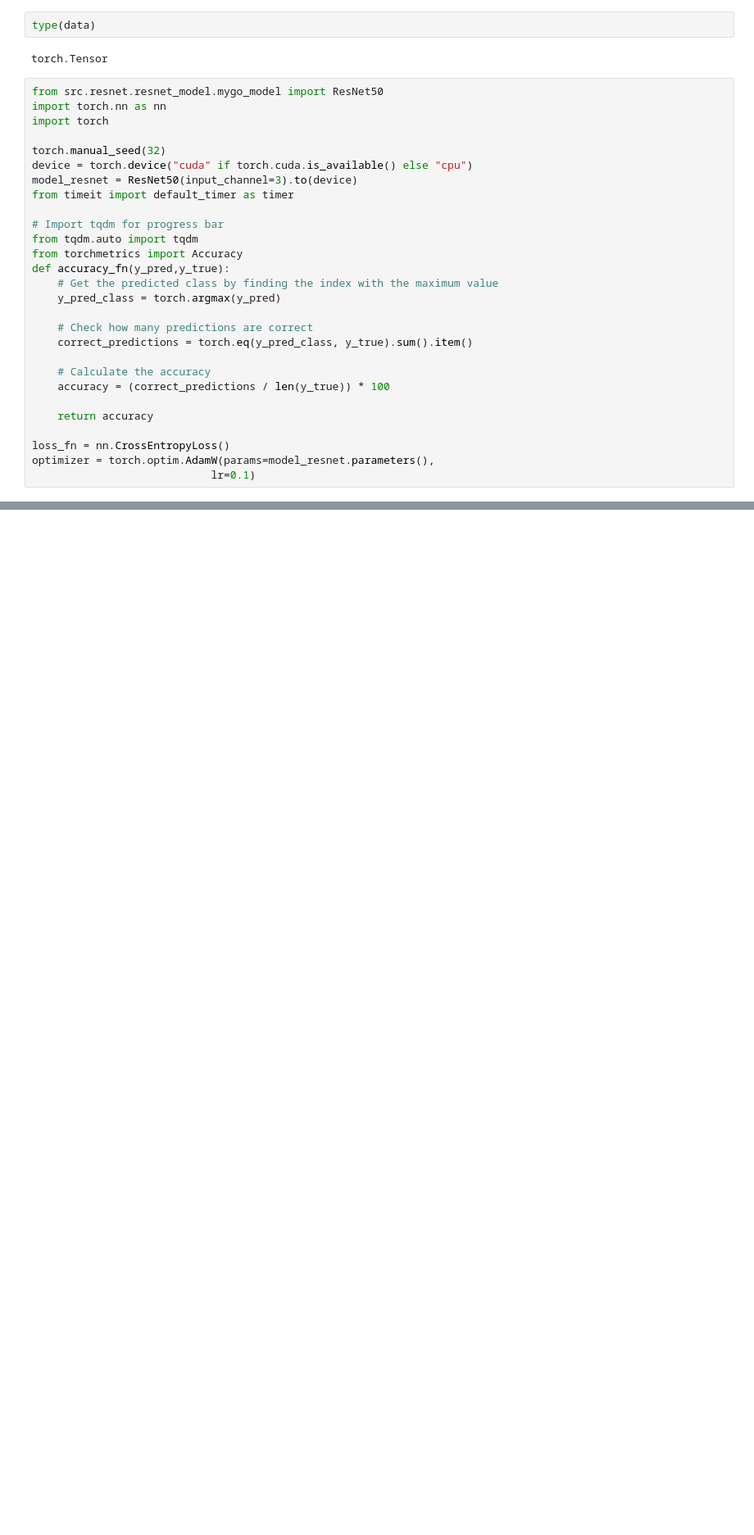
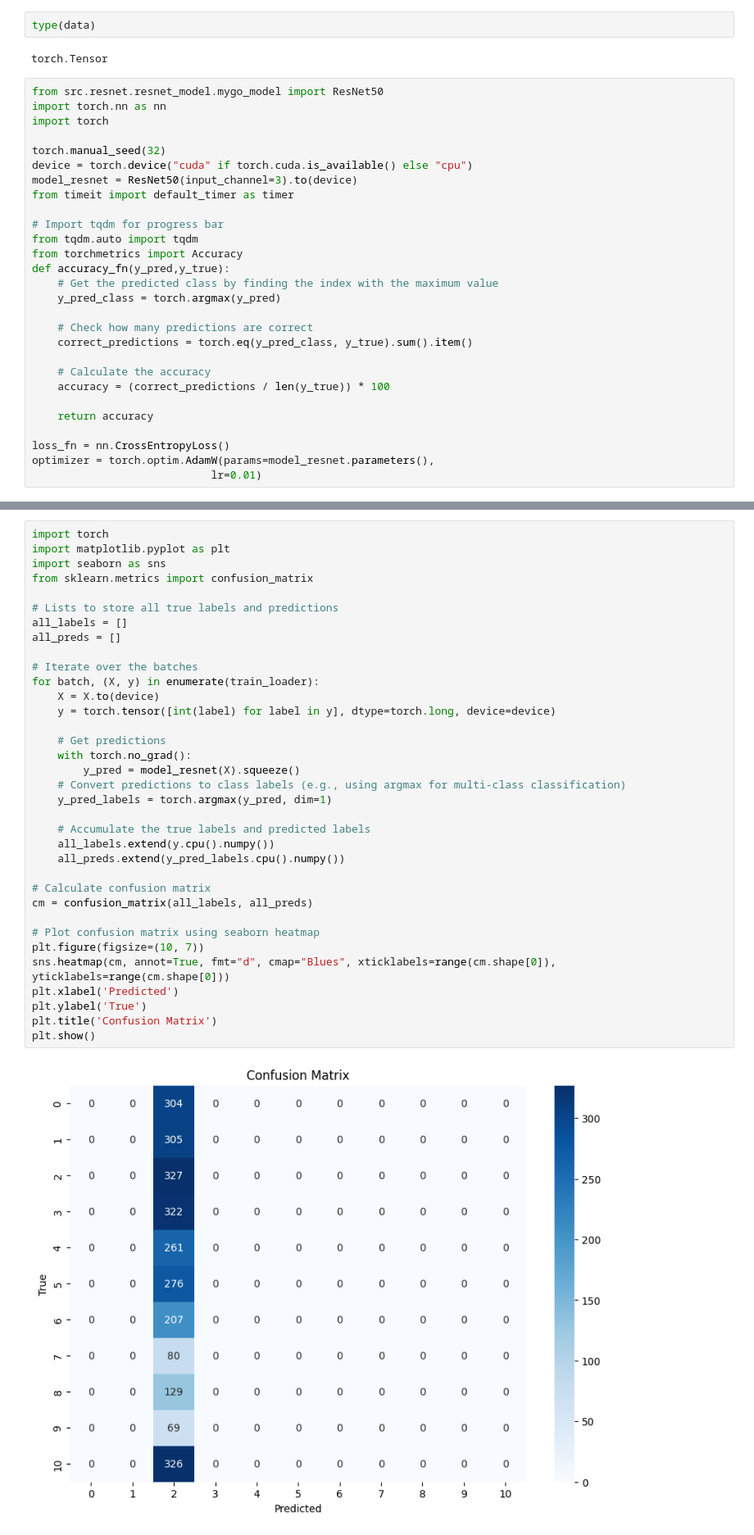
Before and after one commit to L3us00/MyGoCharacterClassification, a Jupyter notebook: test.ipynb, the cells around one changed output, grey strips where cells are left out. Shown at 82% size. Saved outputs shown, nothing was run; the diff lists cells and outputs as text; blank space fills up the shorter version.

Commit message:
fix resnet50 model

```diff
--- a/test.ipynb
+++ b/test.ipynb
@@ -72,5 +96,5 @@ def accuracy_fn(y_pred,y_true):
 
 loss_fn = nn.CrossEntropyLoss()
 optimizer = torch.optim.AdamW(params=model_resnet.parameters(),
-                            lr=0.1)
+                            lr=0.01)
 # %%
@@ -280,0 +334,37 @@ KeyboardInterrupt:
+# %%
+import torch
+import matplotlib.pyplot as plt
+import seaborn as sns
+from sklearn.metrics import confusion_matrix
+
+# Lists to store all true labels and predictions
+all_labels = []
+all_preds = []
+
+# Iterate over the batches
+for batch, (X, y) in enumerate(train_loader):
+    X = X.to(device)
+    y = torch.tensor([int(label) for label in y], dtype=torch.long, device=device)
+
+    # Get predictions
+    with torch.no_grad():
+        y_pred = model_resnet(X).squeeze()
+    # Convert predictions to class labels (e.g., using argmax for multi-class classification)
+    y_pred_labels = torch.argmax(y_pred, dim=1)
+
+    # Accumulate the true labels and predicted labels
+    all_labels.extend(y.cpu().numpy())
+    all_preds.extend(y_pred_labels.cpu().numpy())
+
+# Calculate confusion matrix
+cm = confusion_matrix(all_labels, all_preds)
+
+# Plot confusion matrix using seaborn heatmap
+plt.figure(figsize=(10, 7))
+sns.heatmap(cm, annot=True, fmt="d", cmap="Blues", xticklabels=range(cm.shape[0]), yticklabels=range(cm.shape[0]))
+plt.xlabel('Predicted')
+plt.ylabel('True')
+plt.title('Confusion Matrix')
+plt.show()
+# %% [output]
+[figure, added]
```
Also changed, not shown: parts of 8 cells of this notebook, 3 other files.
